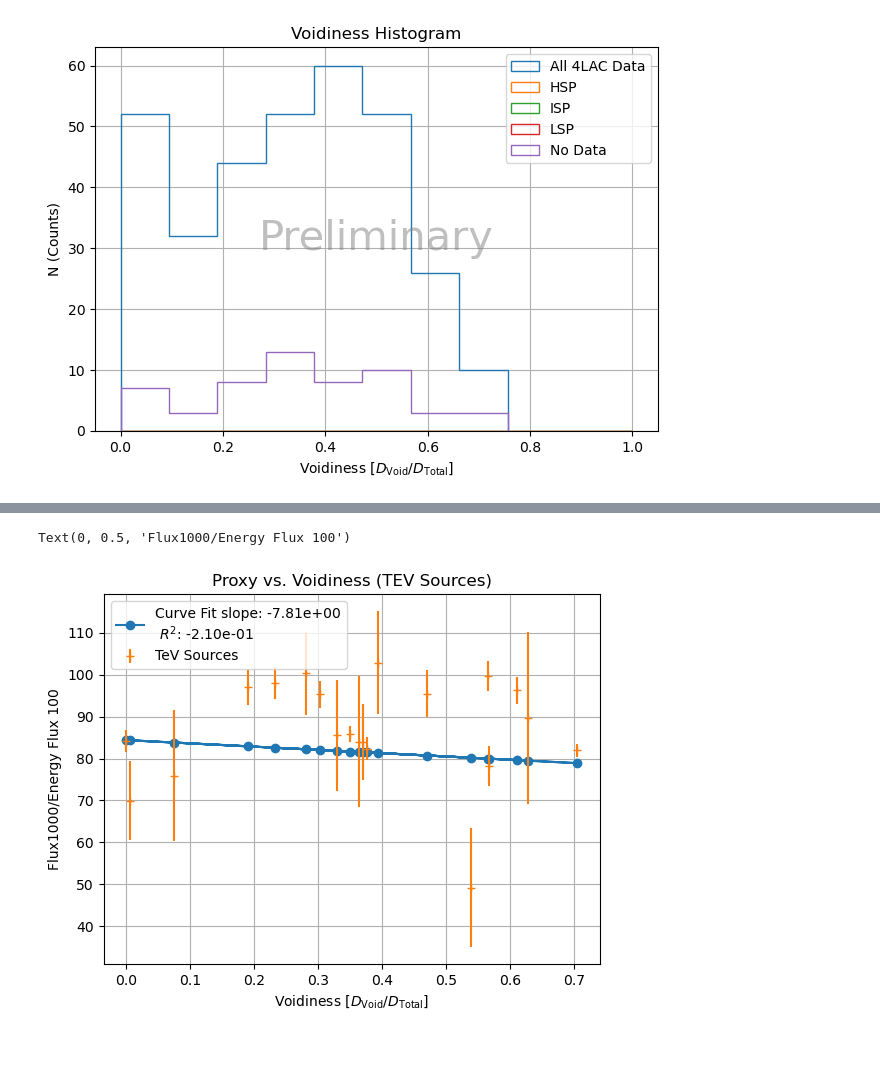
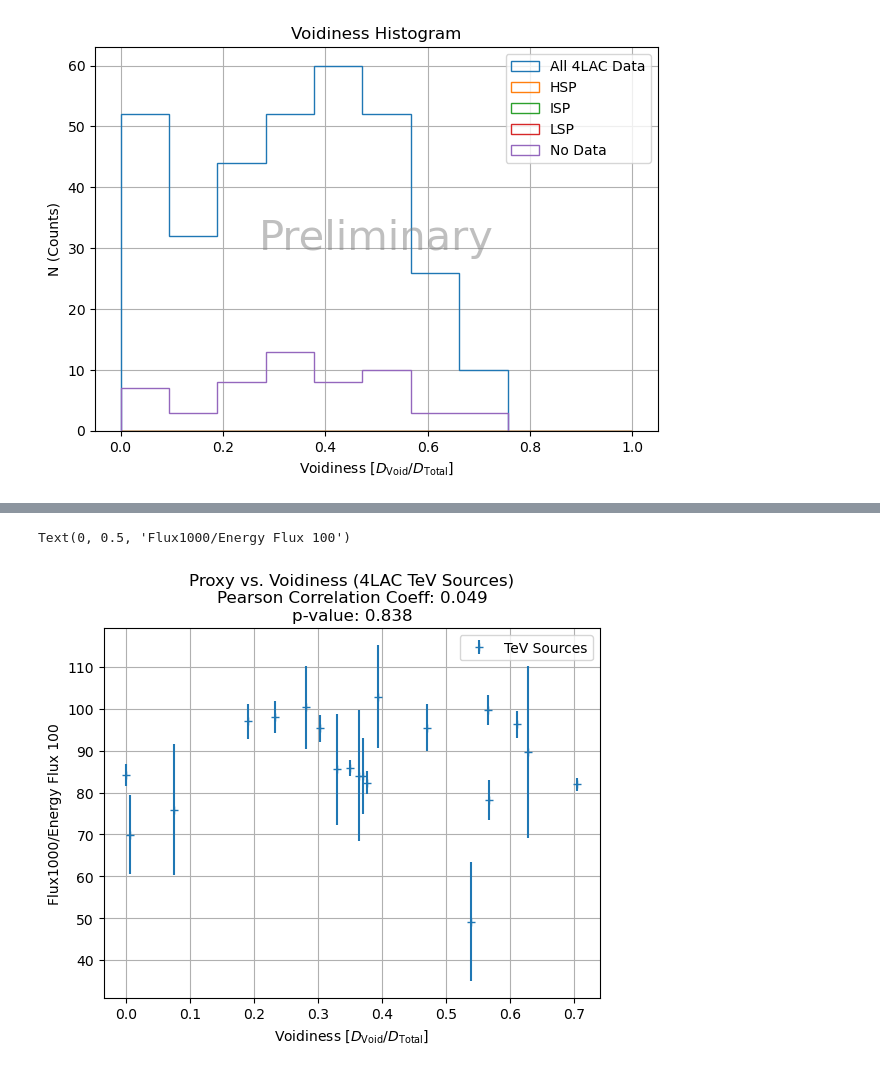
Before and after one commit to Cranberry-Juice/GRS-V, a Jupyter notebook: voidiness_plots.ipynb, the cells around one changed output, grey strips where cells are left out. Saved outputs shown, nothing was run; the diff lists cells and outputs as text; code cells hidden in the pictures.

```diff
--- a/voidiness_plots.ipynb
+++ b/voidiness_plots.ipynb
@@ -318,4 +300,10 @@ plt.tight_layout()
 plt.show()
 # %% [output]
 [figure]
+# %%
+# Calculating luminosity
+four_lac["L1000"] = four_lac.Flux1000 * 4 * np.pi * (four_lac.cmvd_Mpc * 3.08567758128e24)**2
+# %%
+
+four_lac["Unc_L1000"] = (four_lac.Unc_Flux1000/four_lac.Flux1000)*four_lac.L1000
 # %%
@@ -457,38 +509,42 @@ Text(0, 0.5, 'Spectral Index')
 # %%
 # The division
 
-tevs_four_lac['Flux1000_EFlux100'] = tevs_four_lac.Flux1000/tevs_four_lac.Energy_Flux100
+four_lac['Flux1000_EFlux100'] = four_lac.Flux1000/four_lac.Energy_Flux100
 
 # error propagation.
-rel_err_1000 = tevs_four_lac.Unc_Flux1000/tevs_four_lac.Flux1000
-rel_err_100 = tevs_four_lac.Unc_Energy_Flux100/tevs_four_lac.Energy_Flux100
+rel_err_1000 = four_lac.Unc_Flux1000/four_lac.Flux1000
+rel_err_100 = four_lac.Unc_Energy_Flux100/four_lac.Energy_Flux100
 new_rel_error = rel_err_1000 + rel_err_100
 
-tevs_four_lac['Unc_Flux1000_EFlux100'] = new_rel_error * tevs_four_lac.Flux1000_EFlux100
+four_lac['Unc_Flux1000_EFlux100'] = new_rel_error * four_lac.Flux1000_EFlux100
 # %%
 
 key = "Flux1000_EFlux100"
-popt, pcov = curve_fit(linear_model, tevs_four_lac.Voidiness, tevs_four_lac.Flux1000_EFlux100,
-                       sigma=tevs_four_lac.Flux1000_EFlux100,
-                       absolute_sigma=True)
-slope, intercept = popt
-tevs_four_lac['Flux1000_EFlux100_FIT'] = linear_model(np.array(tevs_four_lac.Voidiness), slope, intercept)
-stats_data = {'Flux1000_EFlux100_FIT_slope': slope, 'Flux1000_EFlux100_FIT_r2': r2_score(tevs_four_lac.Flux1000_EFlux100, tevs_four_lac.Flux1000_EFlux100_FIT)}
-#
-plt.plot(tevs_four_lac.Voidiness, tevs_four_lac.Flux1000_EFlux100_FIT, marker='o',
-             label = f"Curve Fit slope: {stats_data[key + '_FIT_slope']:.2e}\n $R^2$: {stats_data[key + '_FIT_r2']:.2e}")
+mask  = tev_mask
+# popt, pcov = curve_fit(linear_model, four_lac.Voidiness, four_lac.Flux1000_EFlux100,
+#                        sigma=four_lac.Flux1000_EFlux100,
+#                        absolute_sigma=True)
+# slope, intercept = popt
+# four_lac['Flux1000_EFlux100_FIT'] = linear_model(np.array(four_lac.Voidiness), slope, intercept)
+# stats_data = {'Flux1000_EFlux100_FIT_slope': slope, 'Flux1000_EFlux100_FIT_r2': r2_score(four_lac.Flux1000_EFlux100, four_lac.Flux1000_EFlux100_FIT)}
+# #
+# plt.plot(four_lac.Voidiness, four_lac.Flux1000_EFlux100_FIT, marker='o',
+#              label = f"Curve Fit slope: {stats_data[key + '_FIT_slope']:.2e}\n $R^2$: {stats_data[key + '_FIT_r2']:.2e}")
 
-plt.errorbar(tevs_four_lac.Voidiness, tevs_four_lac.Flux1000_EFlux100,
-             yerr=tevs_four_lac.Unc_Flux1000_EFlux100,
+plt.errorbar(four_lac[mask].Voidiness, four_lac[mask].Flux1000_EFlux100,
+             yerr=four_lac[mask].Unc_Flux1000_EFlux100,
              linestyle='',
              marker = "+",
              label="TeV Sources")
+corr_test= stats.pearsonr(four_lac.Voidiness[mask], four_lac[key][mask])
 plt.grid()
 plt.legend()
 # plt.yscale('log')
-plt.title("Proxy vs. Voidiness (TEV Sources)")
+plt.title("Proxy vs. Voidiness (4LAC TeV Sources)"+
+          f"\nPearson Correlation Coeff: {corr_test[0]:.3f}"+
+          f"\np-value: {corr_test[1]:.3f}")
 plt.xlabel("Voidiness [$D_{\\rm Void}/D_{\\rm Total}$]")
 plt.ylabel("Flux1000/Energy Flux 100")
 # %% [output]
 Text(0, 0.5, 'Flux1000/Energy Flux 100')
-[figure, old version]
+[figure, new version]
```
Also changed, not shown: parts of 14 cells of this notebook, 30 other files.
